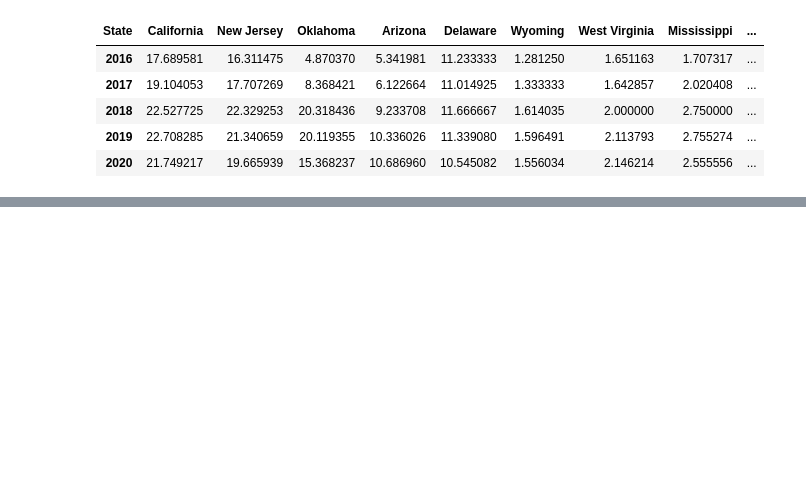
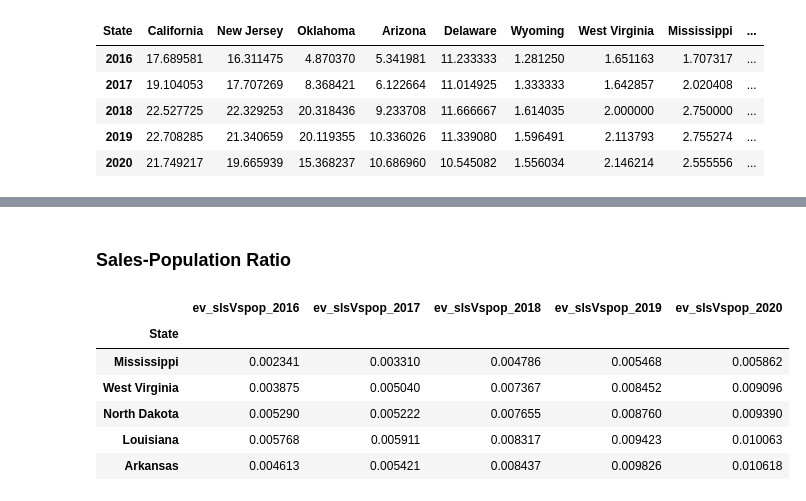
Before and after one commit to xnotynot/project1-evdata, a Jupyter notebook: Notebook/ev_sales_charge_infra_relation.ipynb, the cells around one changed output, grey strips where cells are left out. Cells and saved outputs as stored; diff of their text form; code cells hidden in the pictures; blank space fills up the shorter version.

```diff
--- a/Notebook/ev_sales_charge_infra_relation.ipynb
+++ b/Notebook/ev_sales_charge_infra_relation.ipynb
@@ -275,0 +281,21 @@ plt.legend(bbox_to_anchor=(1.02, 0.55), loc='lower left', borderaxespad=0,)
+# %% [markdown]
+### Sales-Population Ratio
+# %%
+ratio_fields = []
+ratio_fields.append('State')
+for year in range(lower_year_limit,higher_year_limit):
+        ratio_fields.append(f'ev_slsVspop_{year}')
+
+ev_slsVspop_top10 = ev_sales_cstation_ratio.sort_values(by='ev_TslsVsTpop(*1000)',ascending=False).head(5)[ratio_fields]
+ev_slsVspop_top10.set_index("State")
+
+ev_slsVspop_bot10 = ev_sales_cstation_ratio.sort_values(by='ev_TslsVsTpop(*1000)',ascending=True).head(5)[ratio_fields]
+ev_slsVspop_bot10.set_index("State")
+# %% [output]
+|  | ev_slsVspop_2016 | ev_slsVspop_2017 | ev_slsVspop_2018 | ev_slsVspop_2019 | ev_slsVspop_2020 |
+| State |  |  |  |  |  |
+| Mississippi | 0.002341 | 0.003310 | 0.004786 | 0.005468 | 0.005862 |
+| West Virginia | 0.003875 | 0.005040 | 0.007367 | 0.008452 | 0.009096 |
+| North Dakota | 0.005290 | 0.005222 | 0.007655 | 0.008760 | 0.009390 |
+| Louisiana | 0.005768 | 0.005911 | 0.008317 | 0.009423 | 0.010063 |
+| Arkansas | 0.004613 | 0.005421 | 0.008437 | 0.009826 | 0.010618 |
```
Also changed, not shown: parts of 16 cells of this notebook, 5 other files.
